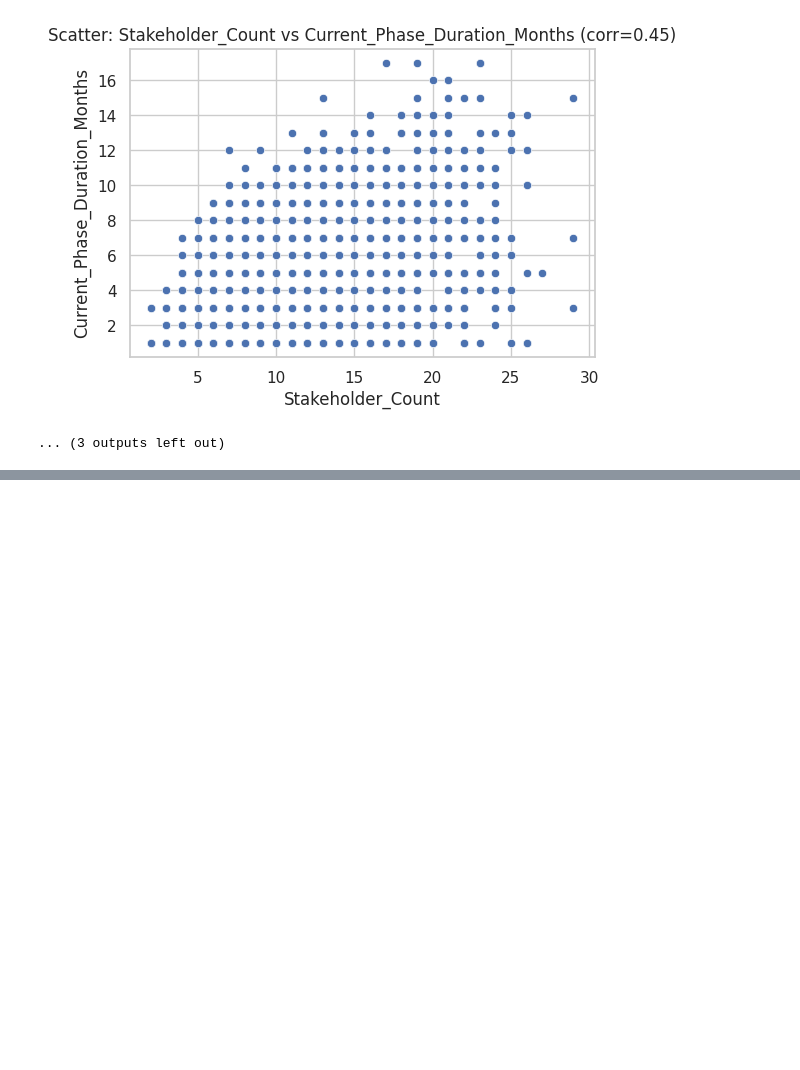
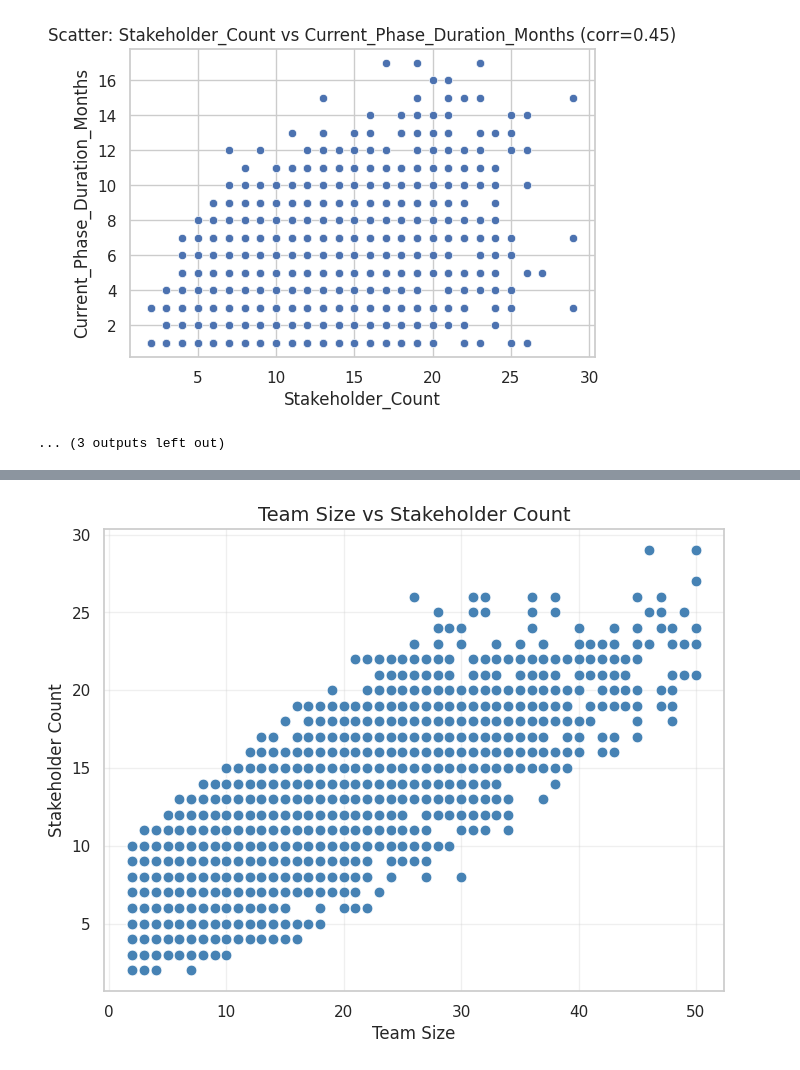
Before and after one commit to Gobihanath/ZC-AI-Project-Management-ML-003, a Jupyter notebook: EDA_Version1_Project_Risk.ipynb, the cells around one changed output, grey strips where cells are left out. Drawn from its saved outputs; the diff is of its cells as text; code cells hidden in the pictures; blank space fills up the shorter version.

```diff
--- a/EDA_Version1_Project_Risk.ipynb
+++ b/EDA_Version1_Project_Risk.ipynb
@@ -295,0 +321,10 @@ for f1, f2 in top_pairs:
+# %%
+plt.figure(figsize=(8,6))
+sns.scatterplot(data=df, x='Team_Size', y='Stakeholder_Count', color='steelblue', s=60)
+plt.title('Team Size vs Stakeholder Count', fontsize=14)
+plt.xlabel('Team Size')
+plt.ylabel('Stakeholder Count')
+plt.grid(True, alpha=0.3)
+plt.show()
+# %% [output]
+[figure, added]
```
Also changed, not shown: parts of 37 cells of this notebook.
